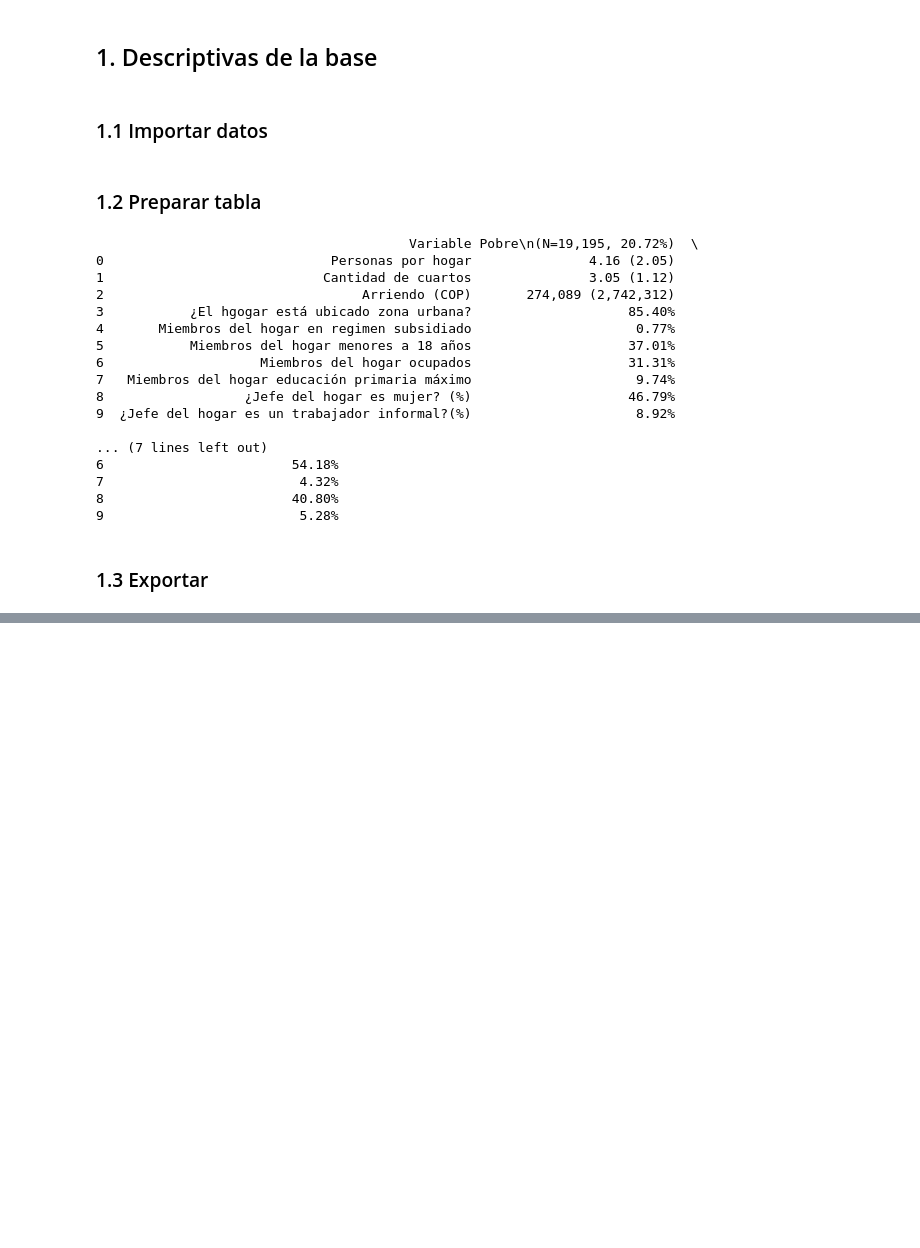
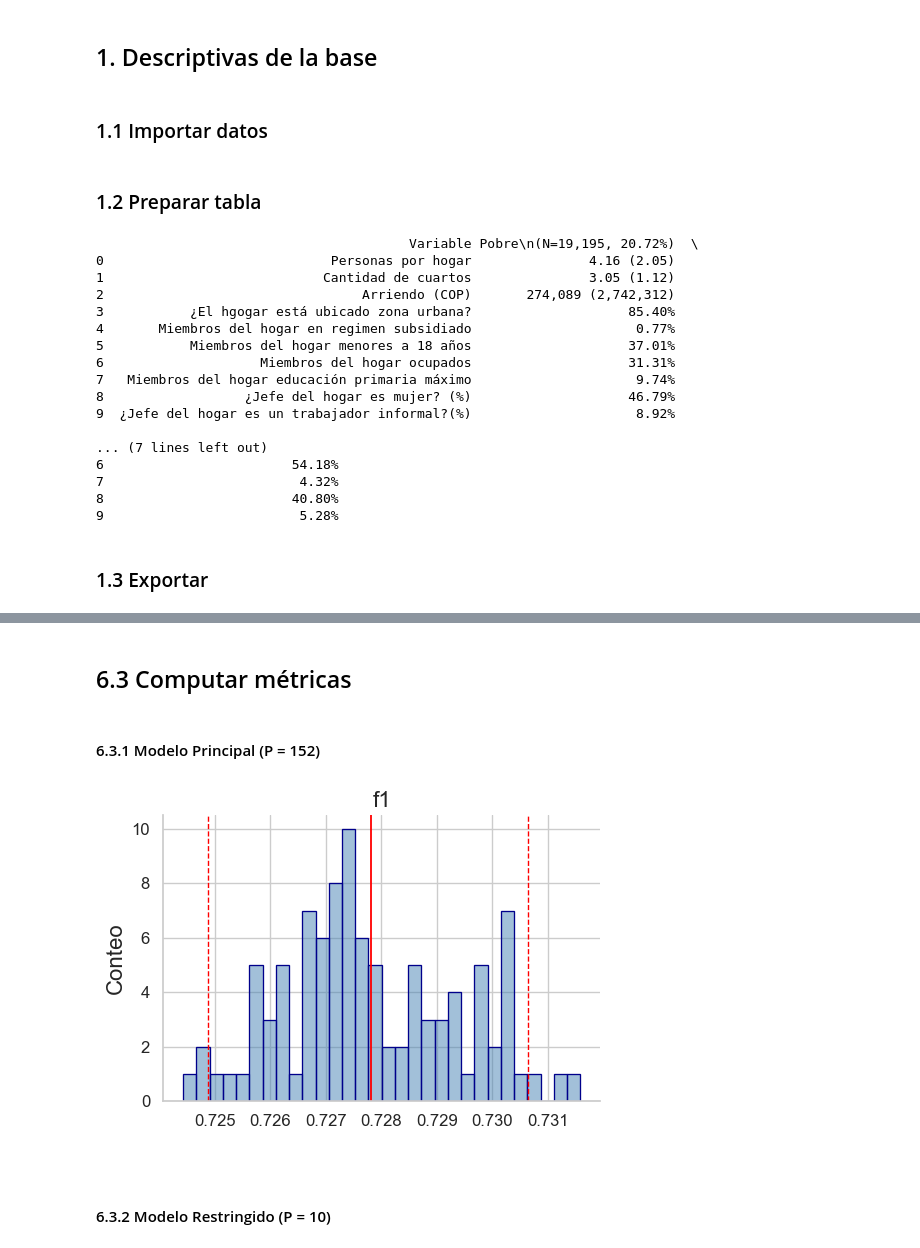
Before and after one commit to AngelCas20/AI-Summer-Audit-Notebook, a Jupyter notebook: notebook/00_main_notebook.ipynb, the cells around one changed output, grey strips where cells are left out. Drawn from its saved outputs; the diff is of its cells as text; code cells hidden in the pictures; blank space fills up the shorter version.

Commit message:
update repo add main file, inputs and outputs

```diff
--- a/notebook/00_main_notebook.ipynb
+++ b/notebook/00_main_notebook.ipynb
@@ -124,0 +1026,2 @@ tabla_descriptiva.to_latex('../stores/output/01_descriptives_main_document.tex',
+# %% [markdown]
+## 6.3 Computar métricas
@@ -124,0 +1032,65 @@ tabla_descriptiva.to_latex('../stores/output/01_descriptives_main_document.tex',
+# %%
+# Helper function to compute all metrics for a single seed group
+def compute_metrics(group):
+    # scikit-learn metrics expect numeric formats for binary classification
+    y_true = group['actual_pobre'].astype(int)
+    y_pred = group['predicted_class'].astype(int)
+    y_prob = group['prob_Yes']
+
+    return pd.Series({
+        'f1': f1_score(y_true, y_pred),
+    })
+# %% [markdown]
+#### 6.3.1 Modelo Principal (P = 152)
+# %%
+### Computar estadísticas y unir datos
+
+# Aplicar por semilla by seed, computar las metricas, and reset index
+metrics_wide_main_model = all_predictions_main_model.groupby('seed').apply(compute_metrics).reset_index()
+
+# Pivotear el dataframe
+data_main_model = metrics_wide_main_model.melt(id_vars='seed', var_name='.metric', value_name='.estimate')
+# %%
+# Calcular media y desviación estándar para cada metrica
+summary_stats = data_main_model.groupby('.metric')['.estimate'].agg(
+    mean_val='mean',
+    val_lower_bound=lambda x: x.quantile(0.025),
+    val_upper_bound=lambda x: x.quantile(0.975)
+).reset_index()
+
+# Crear base del gráfico
+g = sns.FacetGrid(data_main_model, col='.metric', col_wrap=3, sharex=False, height=4, aspect=1.2)
+
+g.set_titles(col_template="{col_name}")
+
+# Mapear el histograma
+g.map_dataframe(sns.histplot, x='.estimate', fill=True, color='steelblue',
+                edgecolor='darkblue', alpha=0.5, bins=30)
+
+# Iterar por cada panel del gráfico
+for ax, metric_name in zip(g.axes.flat, g.col_names):
+    # Usar estadísticas precaculculadas
+    stats = summary_stats[summary_stats['.metric'] == metric_name].iloc[0]
+    mean_val = stats['mean_val']
+    val_lower_bound = stats['val_lower_bound']
+    val_upper_bound = stats['val_upper_bound']
+
+    # Linea roja solida para le media
+    ax.axvline(mean_val, color='red', linestyle='solid', linewidth=1.3)
+
+    # Linea roja punteada para la media +/- desviacion estándar
+    ax.axvline(val_lower_bound, color='red', linestyle='dashed', linewidth=1)
+    ax.axvline(val_upper_bound, color='red', linestyle='dashed', linewidth=1)
+
+    # Clean up axis labels
+    ax.set_xlabel(" ")
+    ax.set_ylabel("Conteo")
+
+# Apply minimal theme layout equivalent
+sns.set_theme(style="whitegrid")
+plt.tight_layout()
+plt.savefig("../stores/output/08_uncertainty_main_model.pdf", dpi=300, bbox_inches="tight")
+# %% [output]
+[figure, added]
+# %% [markdown]
+#### 6.3.2 Modelo Restringido (P = 10)
```
Also changed, not shown: parts of 84 cells of this notebook, 15 other files.
